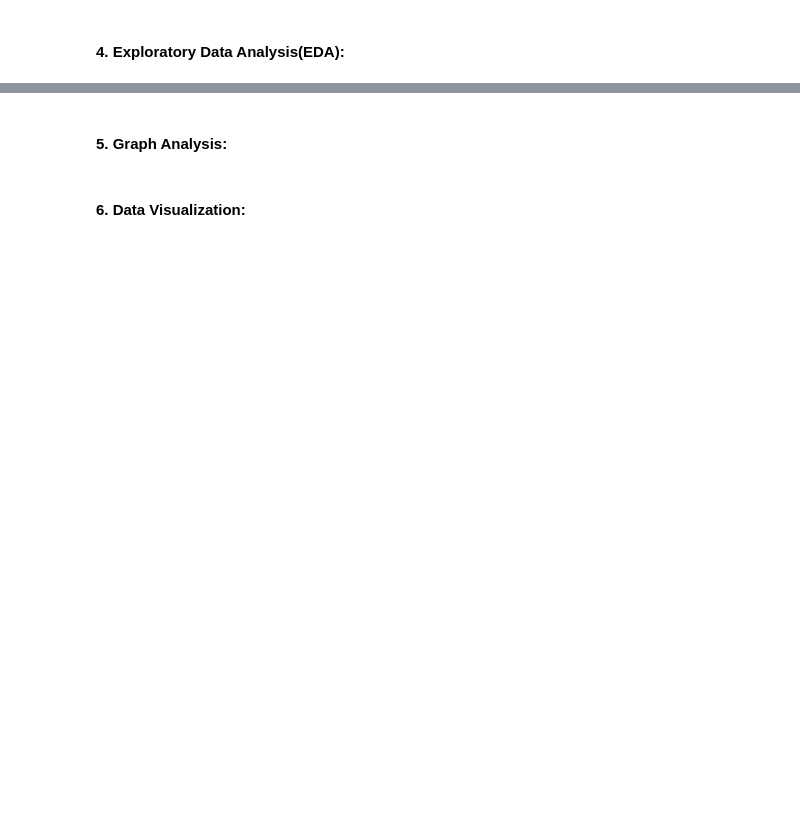
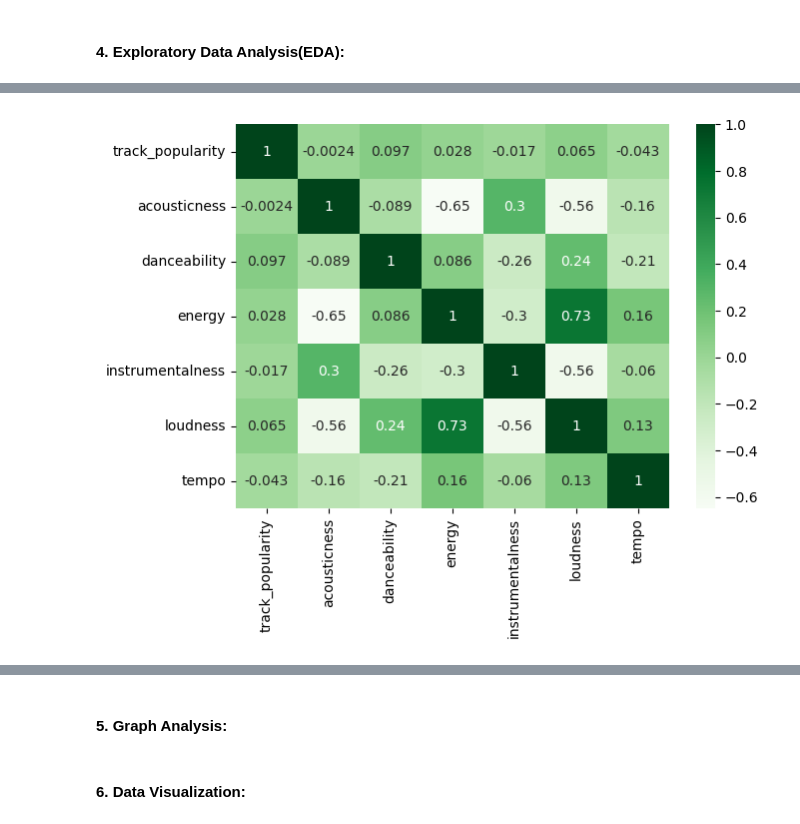
Before and after one commit to rozkrist/PythonIIPractical, a Jupyter notebook: FinalProject/DRAFT - Cross-Database Data Integration and Analysis Project -Spotify.ipynb, the cells around one changed output, grey strips where cells are left out. Cells and saved outputs as stored; diff of their text form; code cells hidden in the pictures; blank space fills up the shorter version.

```diff
--- a/FinalProject/DRAFT - Cross-Database Data Integration and Analysis Project -Spotify.ipynb
+++ b/FinalProject/DRAFT - Cross-Database Data Integration and Analysis Project -Spotify.ipynb
@@ -497,3 +554,13 @@ plt.show()
+# %%
+#heatmap to summarize the correlation ratio:
+numeric=["track_popularity", "acousticness", "danceability", "energy", "instrumentalness", "loudness", "tempo"]
+correlation_matrix = df[numeric].corr()
+y, x = plt.subplots(figsize=(7, 5))
+
+heatmap = sns.heatmap(correlation_matrix, annot=True, cmap="Greens")
+plt.show()
+# %% [output]
+[figure, added]
 # %%
 #fit a linear regression model to the relationship between track audio feature - danceability and track popularity.
 model = LinearRegression()
```
Also changed, not shown: parts of 75 cells of this notebook, 4 other files.
